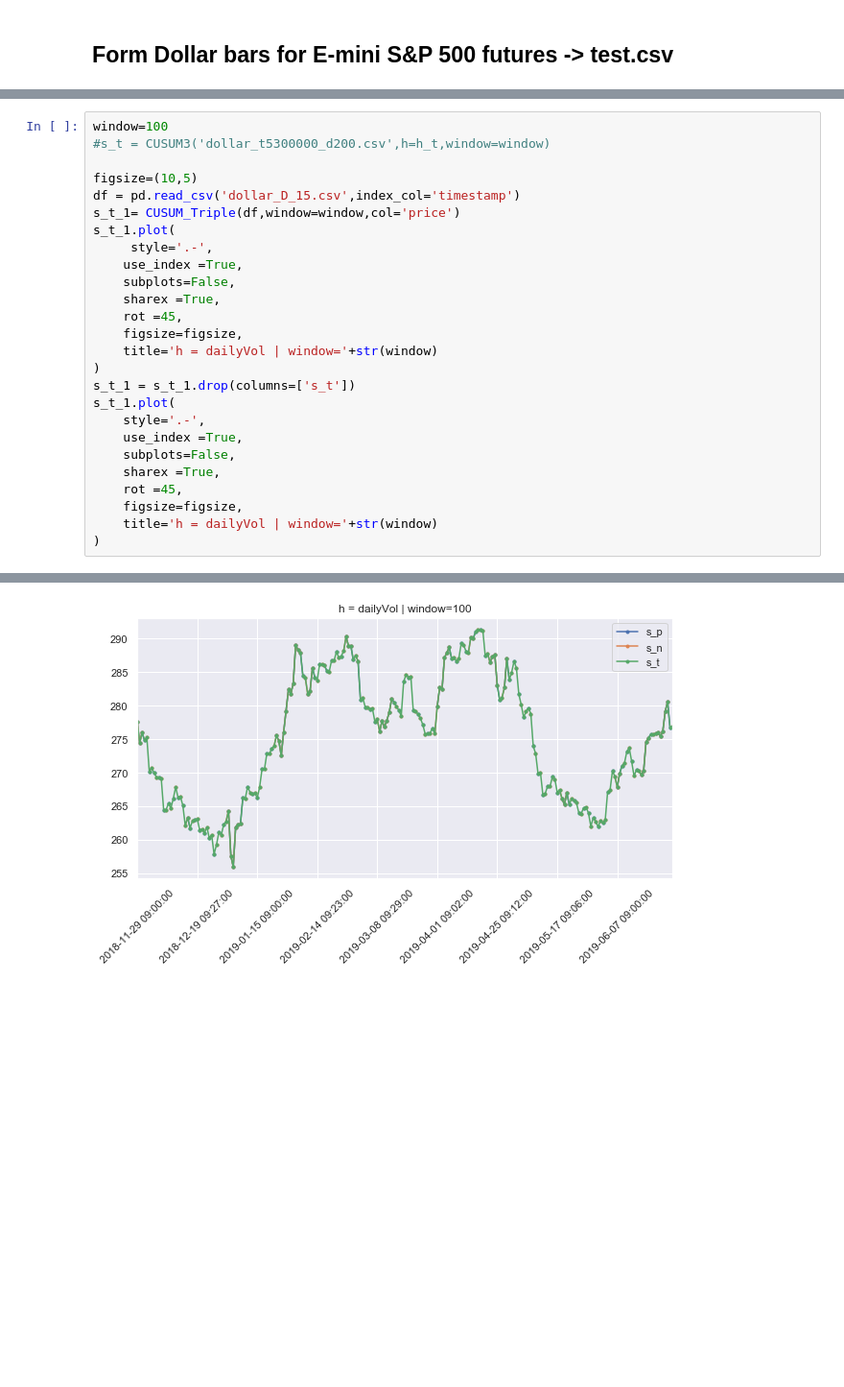
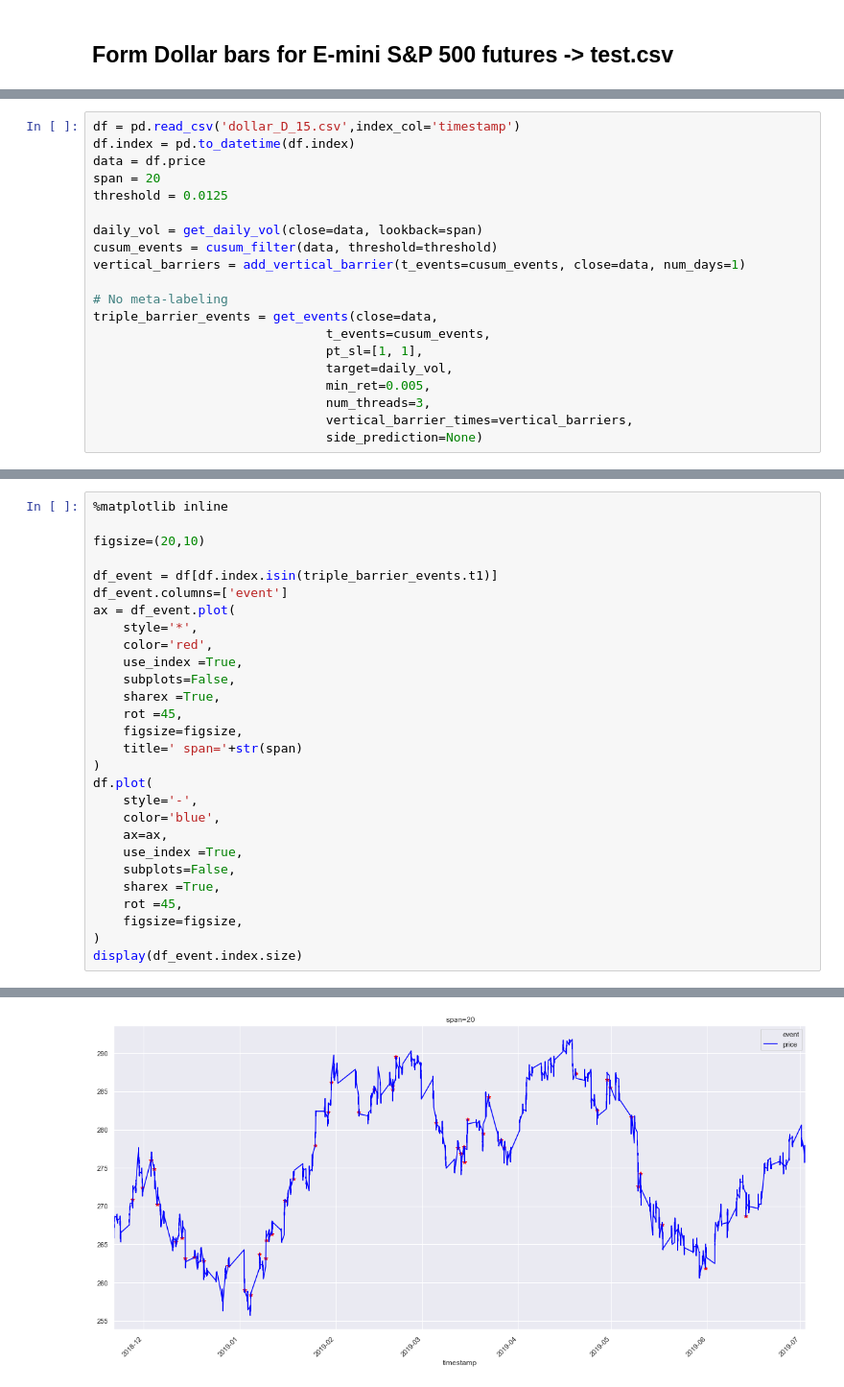
Before and after one commit to kooBH/FinanceServer, a Jupyter notebook: DE_PRADO/ch3_v1.ipynb, the cells around one changed output, grey strips where cells are left out. Shown at 96% size. Cells and saved outputs as stored; diff of their text form; blank space fills up the shorter version.

```diff
--- a/DE_PRADO/ch3_v1.ipynb
+++ b/DE_PRADO/ch3_v1.ipynb
@@ -318,0 +468,20 @@ def CUSUM_Triple(
+# %%
+df = pd.read_csv('dollar_D_15.csv',index_col='timestamp')
+df.index = pd.to_datetime(df.index)
+data = df.price
+span = 20
+threshold = 0.0125
+
+daily_vol = get_daily_vol(close=data, lookback=span)
+cusum_events = cusum_filter(data, threshold=threshold)
+vertical_barriers = add_vertical_barrier(t_events=cusum_events, close=data, num_days=1)
+
+# No meta-labeling
+triple_barrier_events = get_events(close=data,
+                               t_events=cusum_events,
+                               pt_sl=[1, 1],
+                               target=daily_vol,
+                               min_ret=0.005,
+                               num_threads=3,
+                               vertical_barrier_times=vertical_barriers,
+                               side_prediction=None)
@@ -319,27 +490,29 @@ def CUSUM_Triple(
 # %%
-window=100
-#s_t = CUSUM3('dollar_t5300000_d200.csv',h=h_t,window=window)
+%matplotlib inline
 
-figsize=(10,5)
-df = pd.read_csv('dollar_D_15.csv',index_col='timestamp')
-s_t_1= CUSUM_Triple(df,window=window,col='price')
-s_t_1.plot(
-     style='.-',
+figsize=(20,10)
+
+df_event = df[df.index.isin(triple_barrier_events.t1)]
+df_event.columns=['event']
+ax = df_event.plot(
+    style='*',
+    color='red',
     use_index =True,
     subplots=False,
     sharex =True,
     rot =45,
     figsize=figsize,
-    title='h = dailyVol | window='+str(window)
+    title=' span='+str(span)
 )
-s_t_1 = s_t_1.drop(columns=['s_t'])
-s_t_1.plot(
-    style='.-',
+df.plot(
+    style='-',
+    color='blue',
+    ax=ax,
     use_index =True,
     subplots=False,
     sharex =True,
     rot =45,
     figsize=figsize,
-    title='h = dailyVol | window='+str(window)
 )
+display(df_event.index.size)
 # %% [output]
@@ -347 +520 @@ s_t_1.plot(
-[figure, old version]
+[figure, new version]
```
Also changed, not shown: parts of 36 cells of this notebook, 2 other files.
